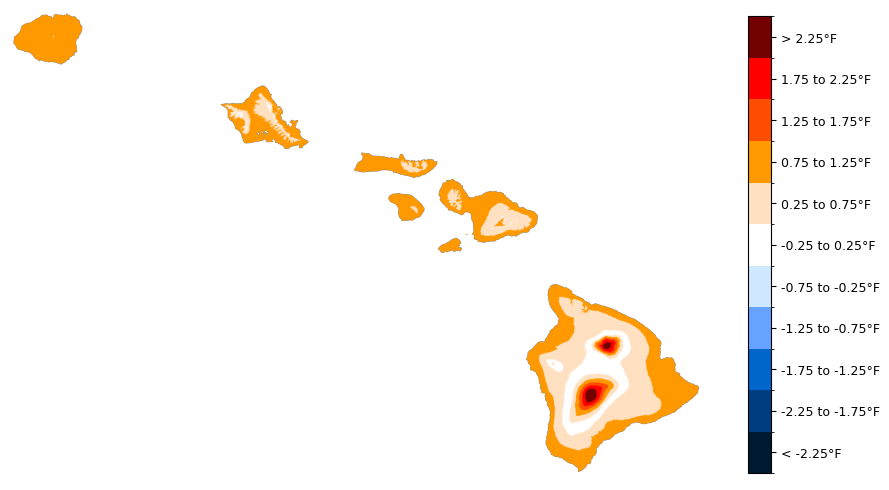
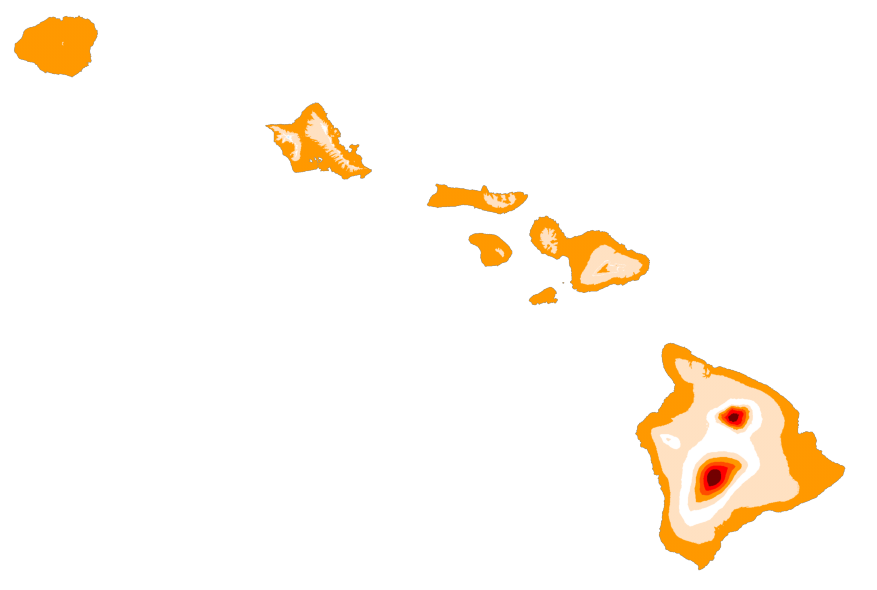
Code edit (unified diff) that turned the first committed figure into the second:
--- before
+++ after
@@ -58,8 +58,8 @@
 plt.axis("off")
 
-cbar = plt.colorbar(im, fraction=0.03, pad=0.04)
-cbar.set_ticks(range(len(colors)))
-cbar.set_ticklabels(labels)
-cbar.ax.tick_params(labelsize=9)
+# cbar = plt.colorbar(im, fraction=0.03, pad=0.04)
+# cbar.set_ticks(range(len(colors)))
+# cbar.set_ticklabels(labels)
+# cbar.ax.tick_params(labelsize=9)
 
 plt.tight_layout()

Commit: Drought highlight text